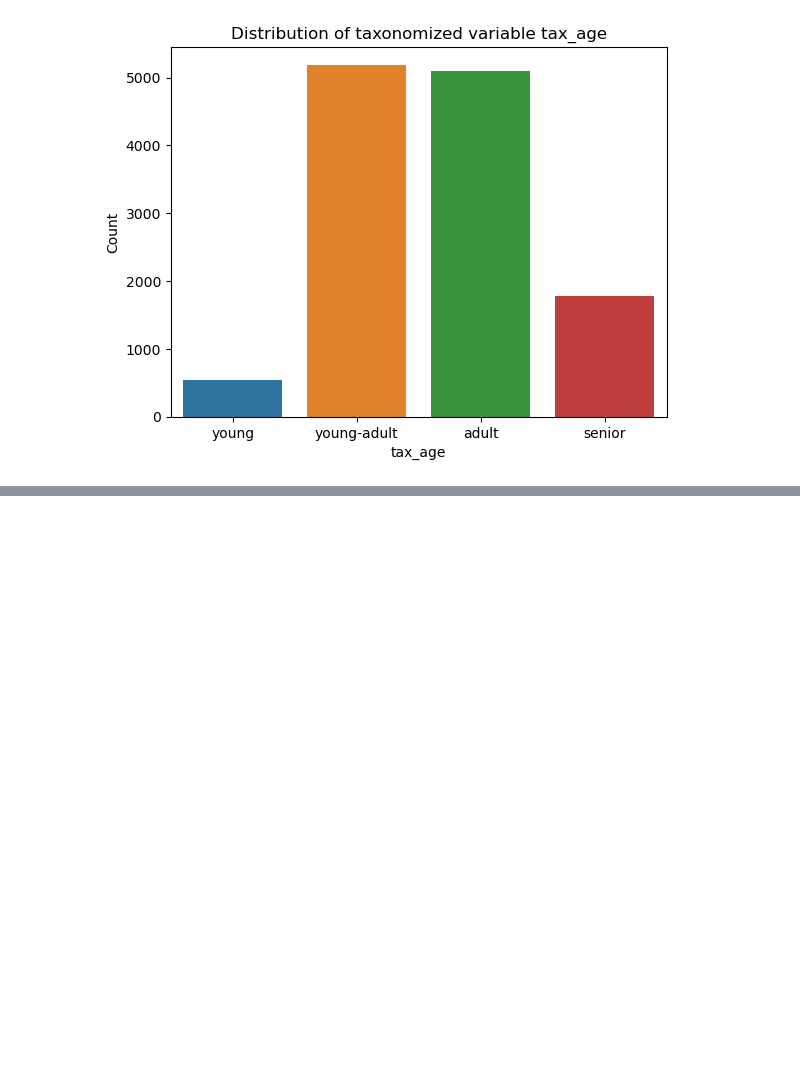
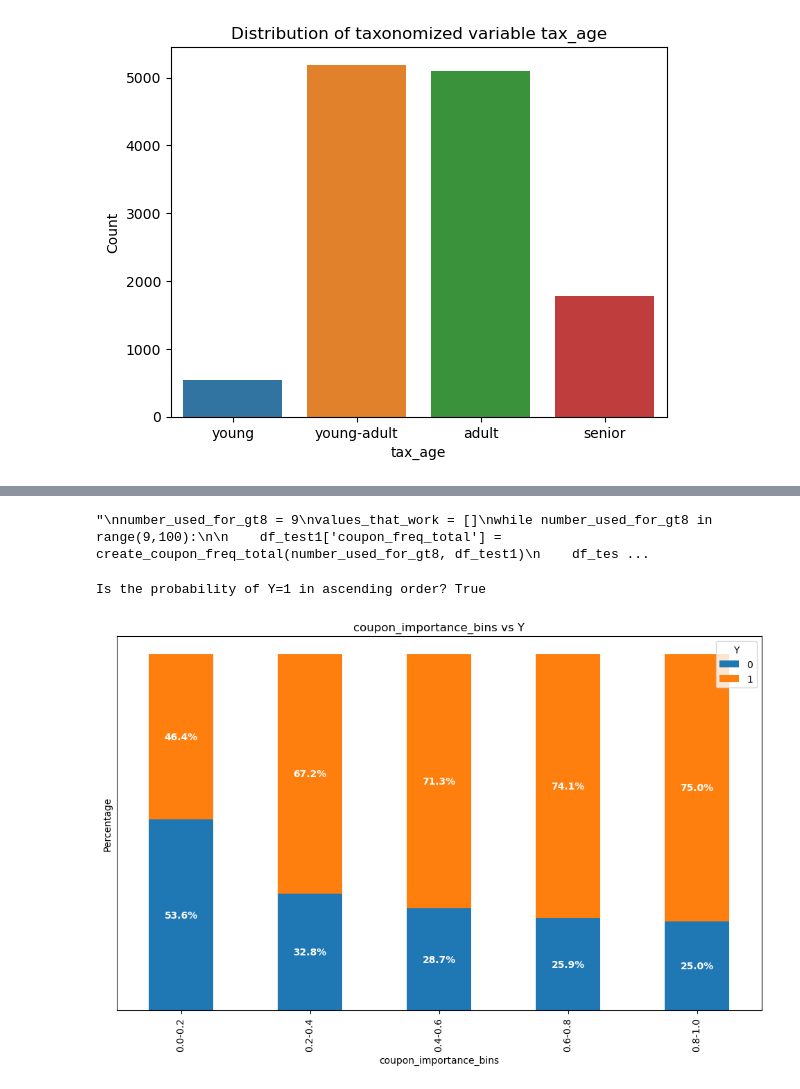
Before and after one commit to leobt23/Data_Mining, a Jupyter notebook: 1_eda/malta.ipynb, the cells around one changed output, grey strips where cells are left out. Saved outputs shown, nothing was run; the diff lists cells and outputs as text; code cells hidden in the pictures; blank space fills up the shorter version.

```diff
--- a/1_eda/malta.ipynb
+++ b/1_eda/malta.ipynb
@@ -168,0 +315,65 @@ plt.show()
+# %%
+# this is where we searched for a nice value for number_used_for_gt8,
+# one that at least orders P(Y=1 | Coupon Importance) in ascending order
+
+'''
+number_used_for_gt8 = 9
+values_that_work = []
+while number_used_for_gt8 in range(9,100):
+
+    df_test1['coupon_freq_total'] = create_coupon_freq_total(number_used_for_gt8, df_test1)
+    df_test1['coupon_importance'] = df_test1.apply(compute_importance, axis=1)
+    # binning coupon_importance
+    n_bins = 5
+    bins = np.arange(0, 1+1/n_bins, 1/n_bins)
+    labels = [str(round(float(bins[i]), 3)) + '-' + str(round(float(bins[i+1]), 3)) for i in range(n_bins)]
+    df_test1['coupon_importance_bins'] = pd.cut(df_test1['coupon_importance'], bins=bins, labels=labels, right=False)
+    # plotting coupon_importance_bins vs Y
+    prob_data = feature_vs_target(df_test1, 'coupon_importance_bins', 'Y', returnQ=True, plotQ=False)
+
+    # extracting only the Y=1 probabilities
+    prob_data = prob_data[1]
+
+    # checking if these probabilities are in ascending order
+    if prob_data.is_monotonic_increasing:
+        values_that_work.append(number_used_for_gt8)
+
+    # printing at each 100th iteration
+    if number_used_for_gt8 % 25 == 0:
+        print('number_used_for_gt8 =', number_used_for_gt8, 'examined.')
+
+    number_used_for_gt8 += 1
+
+
+print('Values that work:', values_that_work)
+'''
+
+# With n_bins = 5
+# range(9, 100)
+# Values that work: [16, 17, 18]
+# %% [output]
+"\nnumber_used_for_gt8 = 9\nvalues_that_work = []\nwhile number_used_for_gt8 in range(9,100):\n\n    df_test1['coupon_freq_total'] = create_coupon_freq_total(number_used_for_gt8, df_test1)\n    df_tes ...
+# %%
+# testing with number_used_for_gt8 = 16 and n_bins = 5
+
+number_used_for_gt8 = 16
+df_test1['coupon_freq_total'] = create_coupon_freq_total(number_used_for_gt8, df_test1)
+df_test1['coupon_importance'] = df_test1.apply(compute_importance, axis=1)
+# binning coupon_importance
+n_bins = 5
+bins = np.arange(0, 1+1/n_bins, 1/n_bins)
+labels = [str(round(float(bins[i]), 3)) + '-' + str(round(float(bins[i+1]), 3)) for i in range(n_bins)]
+df_test1['coupon_importance_bins'] = pd.cut(df_test1['coupon_importance'], bins=bins, labels=labels, right=False)
+# plotting coupon_importance_bins vs Y
+prob_data = feature_vs_target(df_test1, 'coupon_importance_bins', 'Y', returnQ=True)
+
+# extracting only the Y=1 probabilities
+prob_data = prob_data[1]
+
+# checking if these probabilities are in ascending order
+print('Is the probability of Y=1 in ascending order?', prob_data.is_monotonic_increasing)
+
+feature_vs_target(df_test1, 'coupon_importance_bins', 'Y')
+# %% [output]
+Is the probability of Y=1 in ascending order? True
+[figure, added]
```
Also changed, not shown: parts of 13 cells of this notebook, 1 other file.
